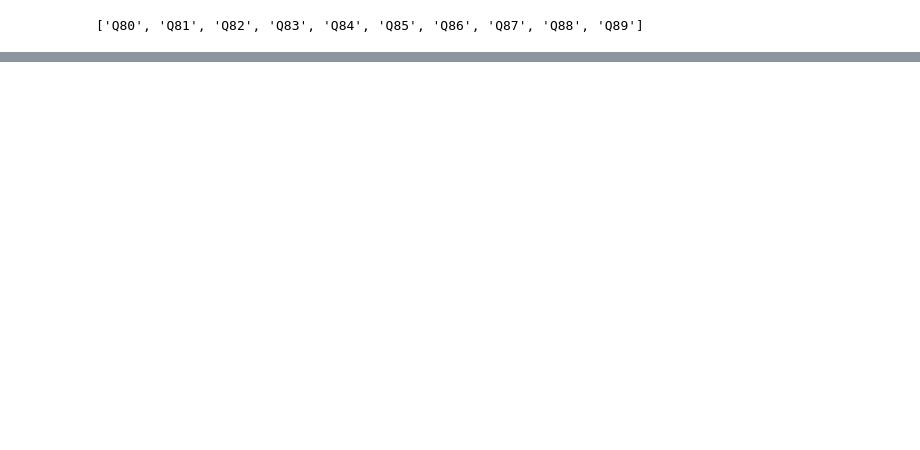
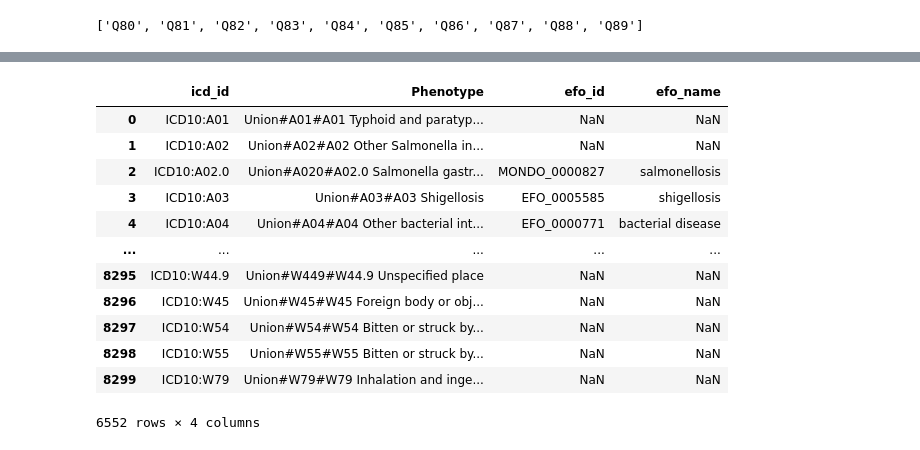
Before and after one commit to ireneisdoomed/random_notebooks, a Jupyter notebook: exome_data/az/notebooks/phenotypes.ipynb, the cells around one changed output, grey strips where cells are left out. Drawn from its saved outputs; the diff is of its cells as text; code cells hidden in the pictures; blank space fills up the shorter version.

```diff
--- a/exome_data/az/notebooks/phenotypes.ipynb
+++ b/exome_data/az/notebooks/phenotypes.ipynb
@@ -525,10 +530,11 @@ blocks_extracted['Q80-Q89']
 # %%
 # Bring the extracted codes from the block to the df
 
-tmp['icd_code'] = tmp.icd_code.map(blocks_extracted).fillna(tmp.icd_code)
-tmp = tmp.explode('icd_code')
+icd['icd_id'] = icd.icd_code.map(blocks_extracted).fillna(icd.icd_code)
+icd = icd.explode('icd_id')
+icd['icd_id'] = icd.icd_code.apply(lambda X: 'ICD10:' + X)
 
-tmp.head()
+icd.head()
 # %% [output]
 |  | Phenotype | Diagnoses - ICD10 | Diagnoses - main ICD10 | Underlying (primary) cause of dea... | Contributory (secondary) causes o... | ... |
 | 0 | Union#A01#A01 Typhoid and paratyp... | 41270#A01#A01 Typhoid and paratyp... | 41202#A01#A01 Typhoid and paratyp... | 40001#A01#A01 Typhoid and paratyp... | 40002#A01#A01 Typhoid and paratyp... | ... |
@@ -536,3 +542,15 @@ tmp.head()
 | 2 | Union#A020#A02.0 Salmonella gastr... | 41270#A020#A02.0 Salmonella gastr... | 41202#A020#A02.0 Salmonella gastr... | 40001#A020#A02.0 Salmonella gastr... | 40002#A020#A02.0 Salmonella gastr... | ... |
 | 3 | Union#A03#A03 Shigellosis | 41270#A03#A03 Shigellosis | 41202#A03#A03 Shigellosis | 40001#A03#A03 Shigellosis | 40002#A03#A03 Shigellosis | ... |
 | 4 | Union#A04#A04 Other bacterial int... | 41270#A04#A04 Other bacterial int... | 41202#A04#A04 Other bacterial int... | 40001#A04#A04 Other bacterial int... | 40002#A04#A04 Other bacterial int... | ... |
+# %%
+## Merge xref from the disease index
+
+diseases = (
+    spark.read.parquet('/Users/irene/Documents/dev/pyspark/22.02.4/diseases')
+    .select(F.col('id').alias('efo_id'), F.col('name').alias('efo_name'), 'dbXRefs')
+    .withColumn('icd_id', F.explode('dbXRefs')).drop('dbXRefs')
+    .filter(F.col('icd_id').contains('ICD10'))
+    .toPandas()
+)
+
+diseases.head()
@@ -538,0 +564,18 @@ tmp.head()
+# %%
+icd = icd[['icd_id', 'Phenotype']].merge(diseases, on='icd_id', how='left').drop_duplicates()
+
+icd
+# %% [output]
+|  | icd_id | Phenotype | efo_id | efo_name |
+| 0 | ICD10:A01 | Union#A01#A01 Typhoid and paratyp... | NaN | NaN |
+| 1 | ICD10:A02 | Union#A02#A02 Other Salmonella in... | NaN | NaN |
+| 2 | ICD10:A02.0 | Union#A020#A02.0 Salmonella gastr... | MONDO_0000827 | salmonellosis |
+| 3 | ICD10:A03 | Union#A03#A03 Shigellosis | EFO_0005585 | shigellosis |
+| 4 | ICD10:A04 | Union#A04#A04 Other bacterial int... | EFO_0000771 | bacterial disease |
+| ... | ... | ... | ... | ... |
+| 8295 | ICD10:W44.9 | Union#W449#W44.9 Unspecified place | NaN | NaN |
+| 8296 | ICD10:W45 | Union#W45#W45 Foreign body or obj... | NaN | NaN |
+| 8297 | ICD10:W54 | Union#W54#W54 Bitten or struck by... | NaN | NaN |
+| 8298 | ICD10:W55 | Union#W55#W55 Bitten or struck by... | NaN | NaN |
+| 8299 | ICD10:W79 | Union#W79#W79 Inhalation and inge... | NaN | NaN |
+6552 rows × 4 columns
```
Also changed, not shown: parts of 9 cells of this notebook.
